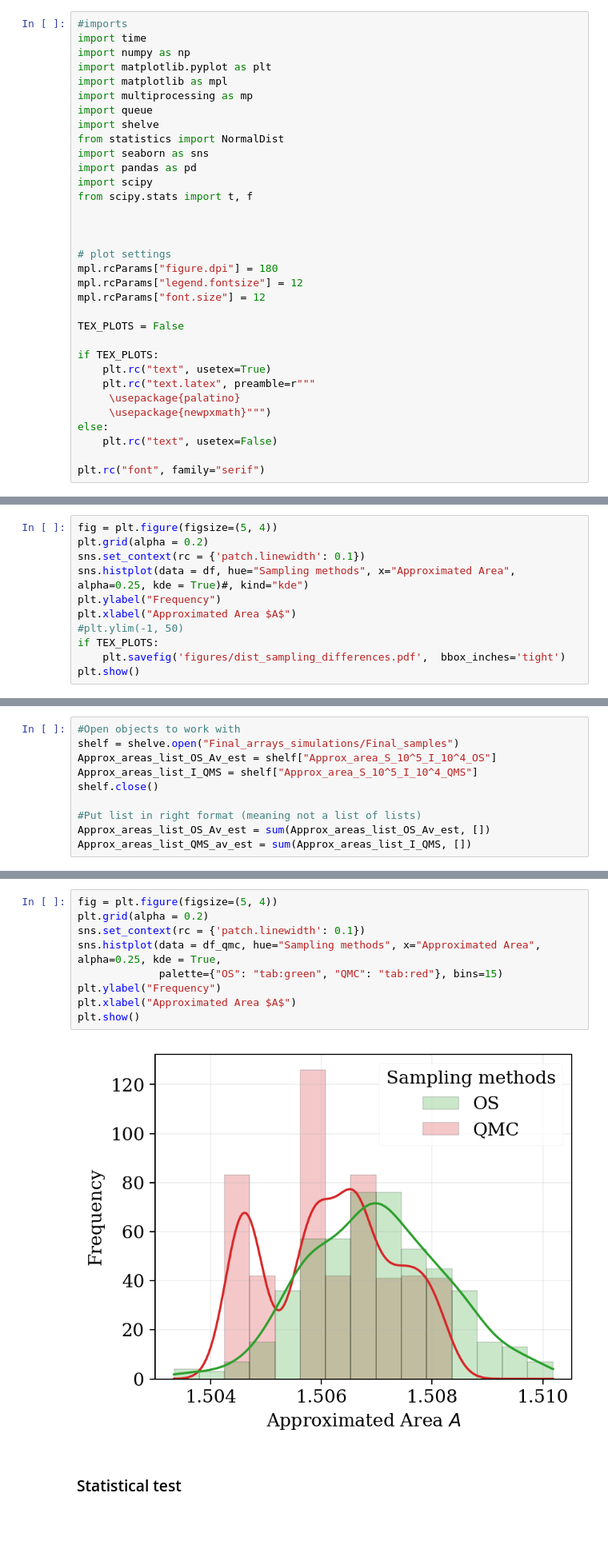
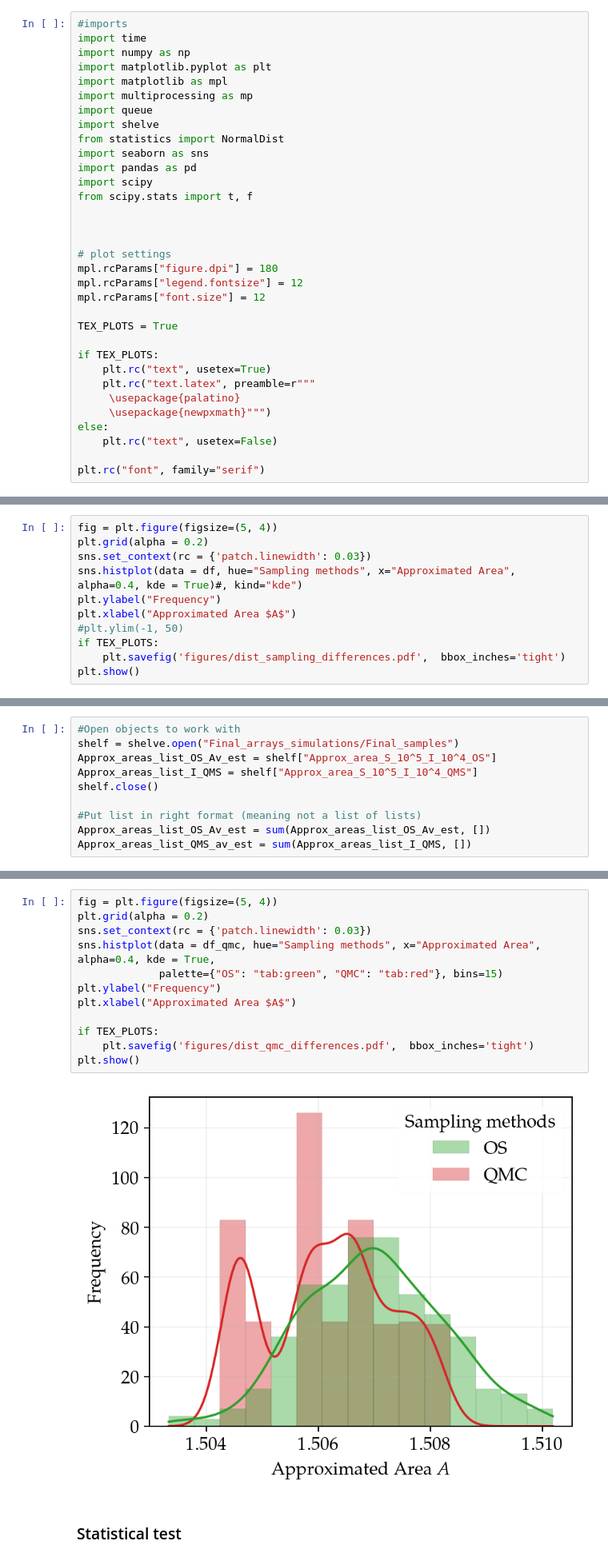
Before and after one commit to soudy/stoch-simulation-assignment1, a Jupyter notebook: notebooks/Mandelbrot_Monte_Carlo.ipynb, the cells around one changed output, grey strips where cells are left out. Shown at 80% size. Cells and saved outputs as stored; diff of their text form; blank space fills up the shorter version.

Commit message:
First final plots

```diff
--- a/notebooks/Mandelbrot_Monte_Carlo.ipynb
+++ b/notebooks/Mandelbrot_Monte_Carlo.ipynb
@@ -37,7 +37,7 @@ mpl.rcParams["figure.dpi"] = 180
 mpl.rcParams["legend.fontsize"] = 12
 mpl.rcParams["font.size"] = 12
 
-TEX_PLOTS = False
+TEX_PLOTS = True
 
 if TEX_PLOTS:
     plt.rc("text", usetex=True)
@@ -568,8 +567,8 @@ plt.show()
 # %%
 fig = plt.figure(figsize=(5, 4))
 plt.grid(alpha = 0.2)
-sns.set_context(rc = {'patch.linewidth': 0.1})
-sns.histplot(data = df, hue="Sampling methods", x="Approximated Area", alpha=0.25, kde = True)#, kind="kde")
+sns.set_context(rc = {'patch.linewidth': 0.03})
+sns.histplot(data = df, hue="Sampling methods", x="Approximated Area", alpha=0.4, kde = True)#, kind="kde")
 plt.ylabel("Frequency")
 plt.xlabel("Approximated Area $A$")
 #plt.ylim(-1, 50)
@@ -663,14 +663,17 @@ plt.show()
 # %%
 fig = plt.figure(figsize=(5, 4))
 plt.grid(alpha = 0.2)
-sns.set_context(rc = {'patch.linewidth': 0.1})
-sns.histplot(data = df_qmc, hue="Sampling methods", x="Approximated Area", alpha=0.25, kde = True,
+sns.set_context(rc = {'patch.linewidth': 0.03})
+sns.histplot(data = df_qmc, hue="Sampling methods", x="Approximated Area", alpha=0.4, kde = True,
              palette={"OS": "tab:green", "QMC": "tab:red"}, bins=15)
 plt.ylabel("Frequency")
 plt.xlabel("Approximated Area $A$")
+
+if TEX_PLOTS:
+    plt.savefig('figures/dist_qmc_differences.pdf',  bbox_inches='tight')
 plt.show()
 # %% [output]
-[figure, old version]
+[figure, new version]
 # %% [markdown]
 ### Statistical test
 # %%
```
Also changed, not shown: parts of 6 cells of this notebook, 11 other files.
